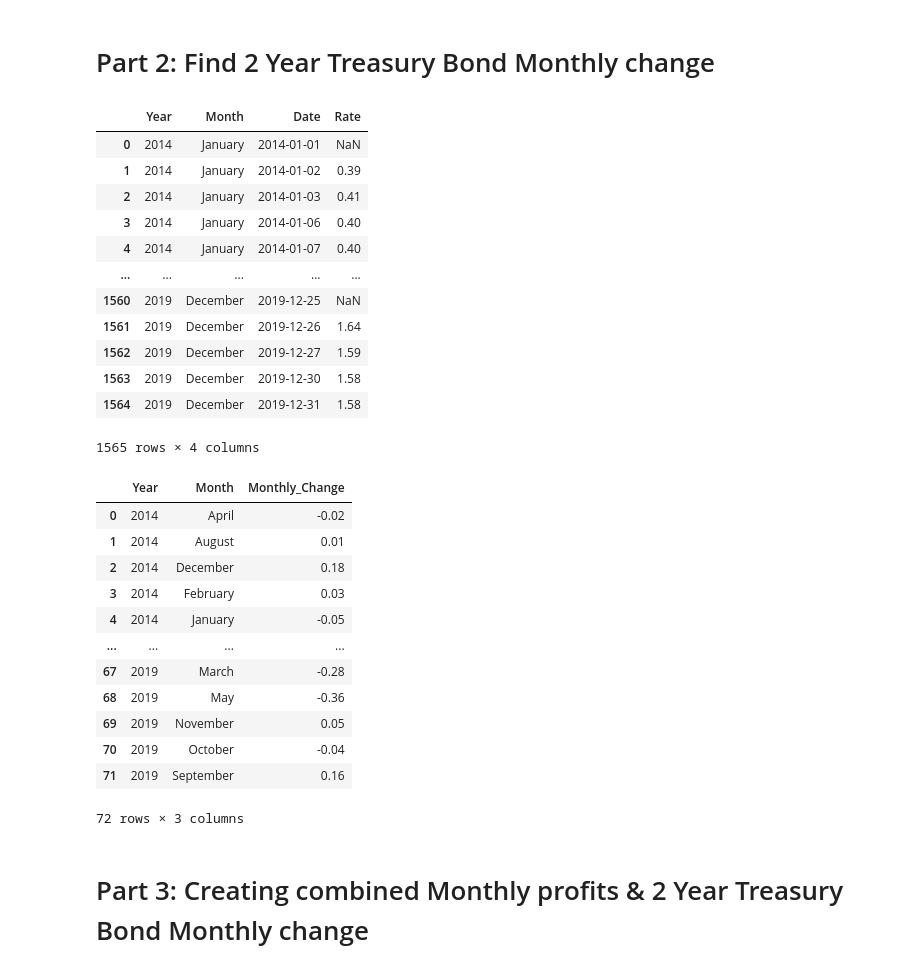
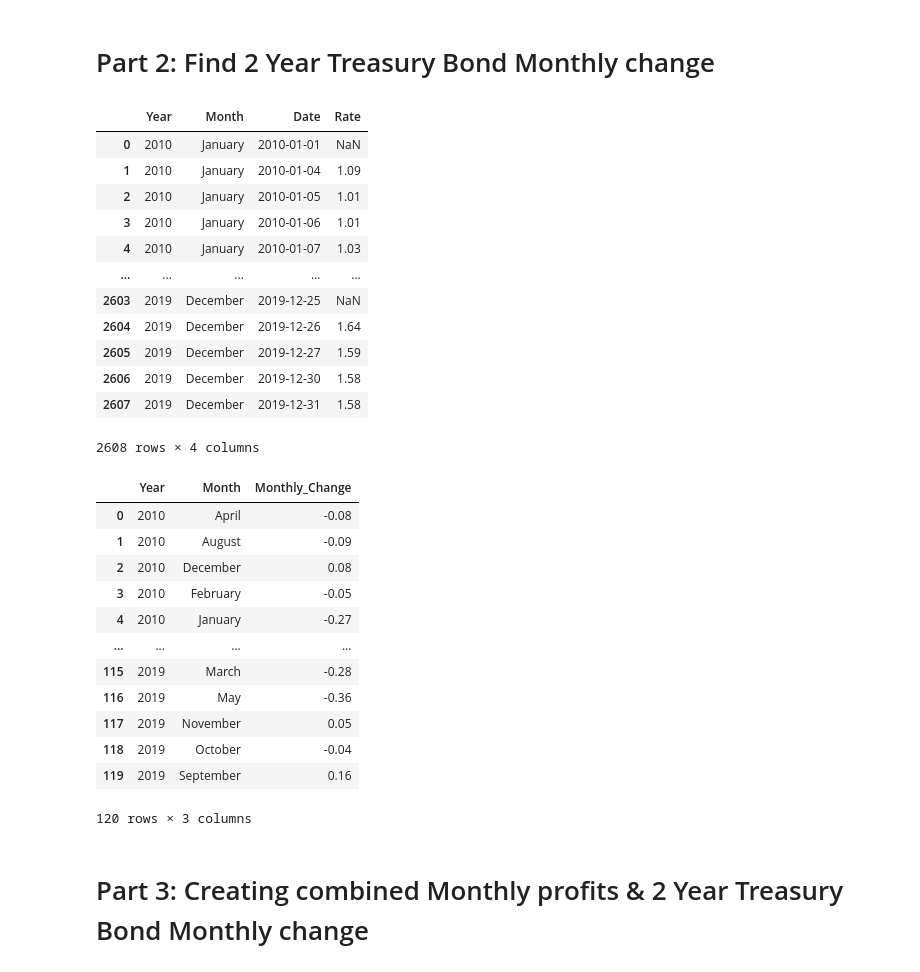
Before and after one commit to OwenNam001/project1_group1, a Jupyter notebook: StockAnalysis/Monthly_2YearBond_Jun.ipynb, the cells around one changed output. Drawn from its saved outputs; the diff is of its cells as text; code cells hidden in the pictures.

```diff
--- a/StockAnalysis/Monthly_2YearBond_Jun.ipynb
+++ b/StockAnalysis/Monthly_2YearBond_Jun.ipynb
@@ -146,44 +146,44 @@ monthly_profit_final_df
 # %%
 # 2 Year Treasury Bond Monthly change dataFrame -1
 # Initialize the FRED API key
 fred = Fred(api_key=fred_api_key)
 
 # Fetch data for the US 2-Year Treasury Bond Rate
 series_id = 'DGS2'  # Series ID for the US 2-Year Treasury Bond Rate
-Year2BondRate_Data = fred.get_series(series_id, observation_start='2014-01-01', observation_end='2019-12-31')
+Year2BondRate_Data = fred.get_series(series_id, observation_start='2010-01-01', observation_end='2019-12-31')
 
 # Convert the series data into a DataFrame
 Year2BondRate_Data_df = pd.DataFrame(Year2BondRate_Data, columns=['Rate'])
 Year2BondRate_Data_df.reset_index(inplace=True)
 Year2BondRate_Data_df.columns = ['Date', 'Rate']
 
 # Extract 'Year' and 'Month' from 'Date'
 Year2BondRate_Data_df['Year'] = Year2BondRate_Data_df['Date'].dt.year
 Year2BondRate_Data_df['Month'] = Year2BondRate_Data_df['Date'].dt.strftime('%B')  # Convert date to month name
 
 # Optionally, rearrange columns if needed
 Year2BondRate_Data_df = Year2BondRate_Data_df[['Year', 'Month', 'Date', 'Rate']]
 
 # Convert 'Rate' to float, handle non-numeric issues
 Year2BondRate_Data_df['Rate'] = pd.to_numeric(Year2BondRate_Data_df['Rate'], errors='coerce')
 Year2BondRate_Data_df['Year'] = Year2BondRate_Data_df['Year'].astype('str')
 
 # Print the DataFrame
 Year2BondRate_Data_df
 # %% [output]
 |  | Year | Month | Date | Rate |
-| 0 | 2014 | January | 2014-01-01 | NaN |
-| 1 | 2014 | January | 2014-01-02 | 0.39 |
-| 2 | 2014 | January | 2014-01-03 | 0.41 |
-| 3 | 2014 | January | 2014-01-06 | 0.40 |
-| 4 | 2014 | January | 2014-01-07 | 0.40 |
+| 0 | 2010 | January | 2010-01-01 | NaN |
+| 1 | 2010 | January | 2010-01-04 | 1.09 |
+| 2 | 2010 | January | 2010-01-05 | 1.01 |
+| 3 | 2010 | January | 2010-01-06 | 1.01 |
+| 4 | 2010 | January | 2010-01-07 | 1.03 |
 | ... | ... | ... | ... | ... |
-| 1560 | 2019 | December | 2019-12-25 | NaN |
-| 1561 | 2019 | December | 2019-12-26 | 1.64 |
-| 1562 | 2019 | December | 2019-12-27 | 1.59 |
-| 1563 | 2019 | December | 2019-12-30 | 1.58 |
-| 1564 | 2019 | December | 2019-12-31 | 1.58 |
+| 2603 | 2019 | December | 2019-12-25 | NaN |
+| 2604 | 2019 | December | 2019-12-26 | 1.64 |
+| 2605 | 2019 | December | 2019-12-27 | 1.59 |
+| 2606 | 2019 | December | 2019-12-30 | 1.58 |
+| 2607 | 2019 | December | 2019-12-31 | 1.58 |
-1565 rows × 4 columns
+2608 rows × 4 columns
 # %%
 # 2 Year Treasury Bond Monthly change dataFrame -2
 Year2BondRate_monthly_data = Year2BondRate_Data_df.groupby(['Year', 'Month'])
@@ -202,18 +202,18 @@ Year2Bond_Monchng_df = pd.DataFrame({
 Year2Bond_Monchng_df
 # %% [output]
 |  | Year | Month | Monthly_Change |
-| 0 | 2014 | April | -0.02 |
-| 1 | 2014 | August | 0.01 |
-| 2 | 2014 | December | 0.18 |
-| 3 | 2014 | February | 0.03 |
-| 4 | 2014 | January | -0.05 |
+| 0 | 2010 | April | -0.08 |
+| 1 | 2010 | August | -0.09 |
+| 2 | 2010 | December | 0.08 |
+| 3 | 2010 | February | -0.05 |
+| 4 | 2010 | January | -0.27 |
 | ... | ... | ... | ... |
-| 67 | 2019 | March | -0.28 |
-| 68 | 2019 | May | -0.36 |
-| 69 | 2019 | November | 0.05 |
-| 70 | 2019 | October | -0.04 |
-| 71 | 2019 | September | 0.16 |
+| 115 | 2019 | March | -0.28 |
+| 116 | 2019 | May | -0.36 |
+| 117 | 2019 | November | 0.05 |
+| 118 | 2019 | October | -0.04 |
+| 119 | 2019 | September | 0.16 |
-72 rows × 3 columns
+120 rows × 3 columns
 # %% [markdown]
 # Part 3: Creating combined Monthly profits & 2 Year Treasury Bond Monthly change
 # %%
```
Also changed, not shown: parts of 8 cells of this notebook, 4 other files.
